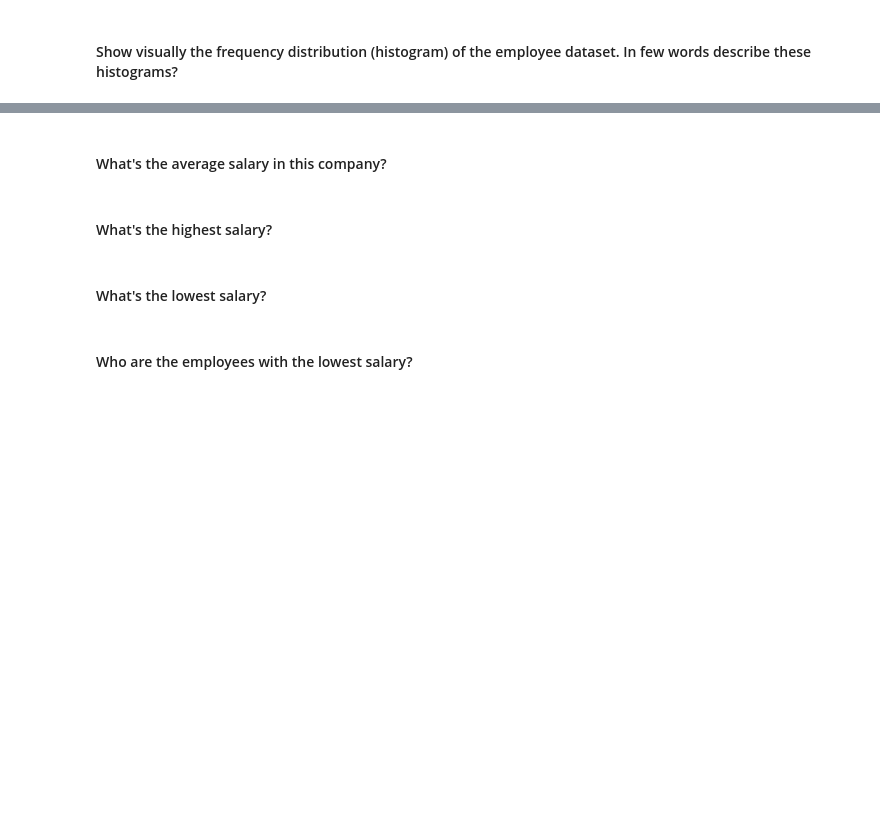
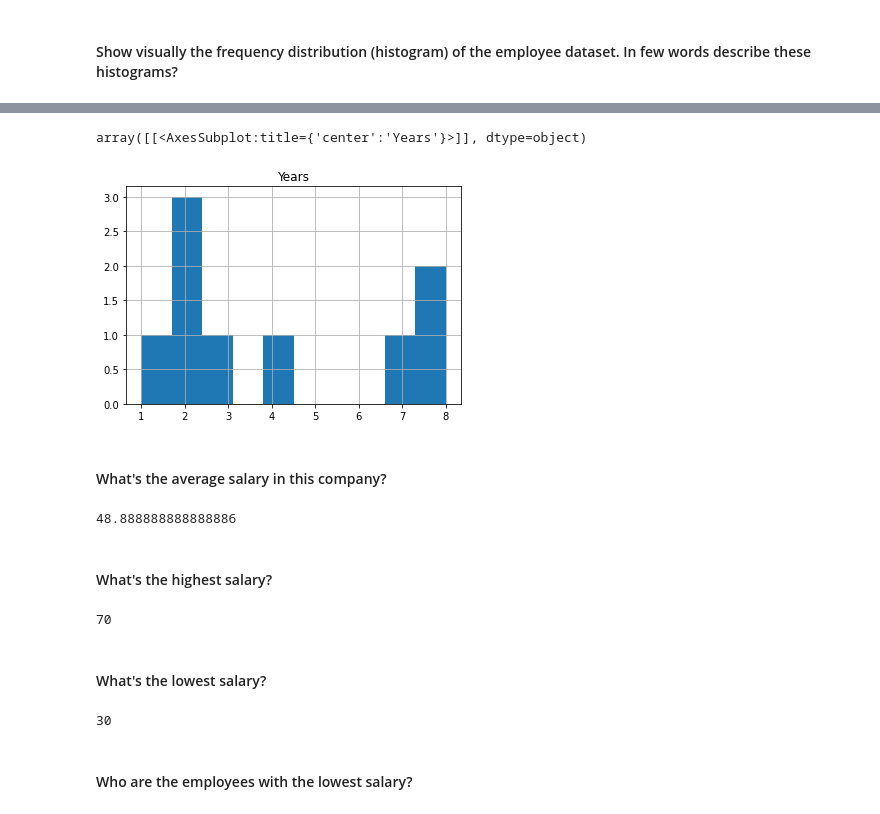
Before and after one commit to XabierArrieta/lab-subsetting-and-descriptive-stats, a Jupyter notebook: your-code/main.ipynb, the cells around one changed output, grey strips where cells are left out. Saved outputs shown, nothing was run; the diff lists cells and outputs as text; code cells hidden in the pictures; blank space fills up the shorter version.

```diff
--- a/your-code/main.ipynb
+++ b/your-code/main.ipynb
@@ -68,14 +181,31 @@
+# %%
+employee.hist('Years')
+# %% [output]
+array([[<AxesSubplot:title={'center':'Years'}>]], dtype=object)
+[figure, added]
 # %% [markdown]
 #### What's the average salary in this company?
 # %%
 # your answer here
+sa_m = (employee.Salary).mean()
+sa_m
+# %% [output]
+48.888888888888886
 # %% [markdown]
 #### What's the highest salary?
 # %%
 # your answer here
+sa_max = (employee.Salary).max()
+sa_max
+# %% [output]
+70
 # %% [markdown]
 #### What's the lowest salary?
 # %%
 # your answer here
+sa_min = (employee.Salary).min()
+sa_min
+# %% [output]
+30
 # %% [markdown]
 #### Who are the employees with the lowest salary?
```
Also changed, not shown: parts of 65 cells of this notebook, 1 other file.
